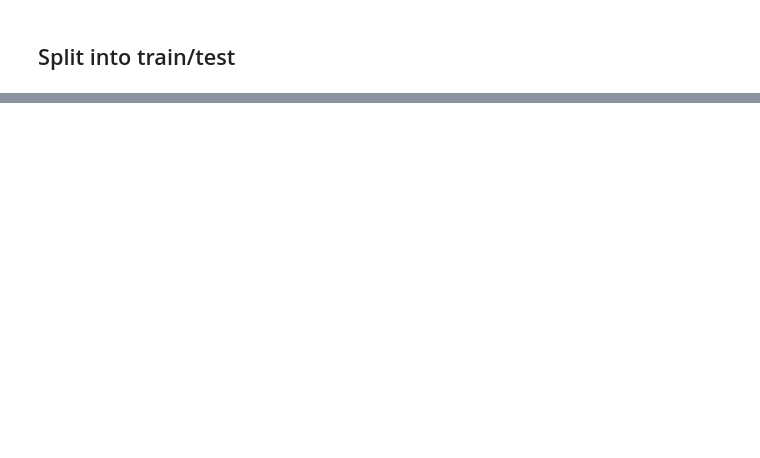
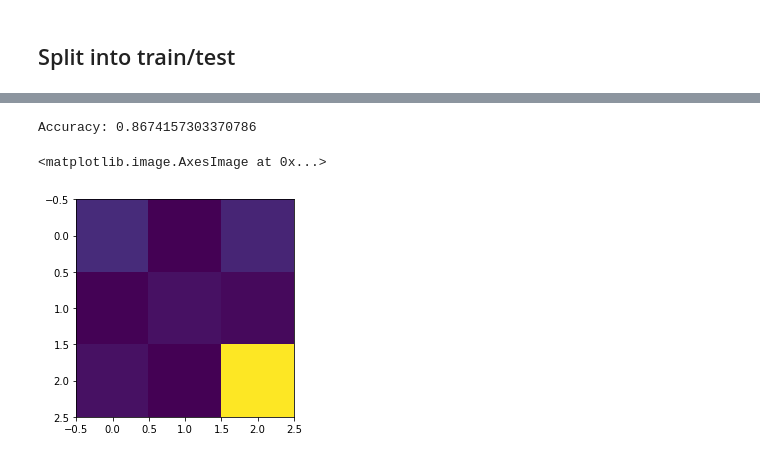
Before and after one commit to programmingprincess/ml4sp_metastasis, a Jupyter notebook: get_dims.ipynb, the cells around one changed output, grey strips where cells are left out. Cells and saved outputs as stored; diff of their text form; code cells hidden in the pictures; blank space fills up the shorter version.

```diff
--- a/get_dims.ipynb
+++ b/get_dims.ipynb
@@ -279,0 +249,27 @@ pand_test = data[~ii]
+# %%
+def compute_confusion_matrix(true, pred):
+    '''
+    Compute a confusion matrix using numpy for two np.arrays
+    true and pred.
+
+    Results are identical (and similar in computation time) to:
+    "from sklearn.metrics import confusion_matrix"
+
+    https://stackoverflow.com/questions/2148543/how-to-write-a-confusion-matrix-in-python
+    '''
+    # lol map of indicies for non-numeric classes
+    count=0
+    idx={}
+    for i in np.unique(true):
+        idx[i]=count
+        count+=1
+
+    K = len(np.unique(true)) # Number of classes
+    result = np.zeros((K, K))
+
+    for i in range(len(true)):
+        result[idx[true[i]]][idx[pred[i]]] += 1
+
+    print("Accuracy: " + str(np.trace(result)/len(true)))
+
+    return result
@@ -279,0 +304,7 @@ pand_test = data[~ii]
+# %%
+cm=compute_confusion_matrix(test_labels,rf_pred)
+plt.imshow(cm)
+# %% [output]
+Accuracy: 0.8674157303370786
+<matplotlib.image.AxesImage at 0x...>
+[figure, added]
```
Also changed, not shown: parts of 42 cells of this notebook.
